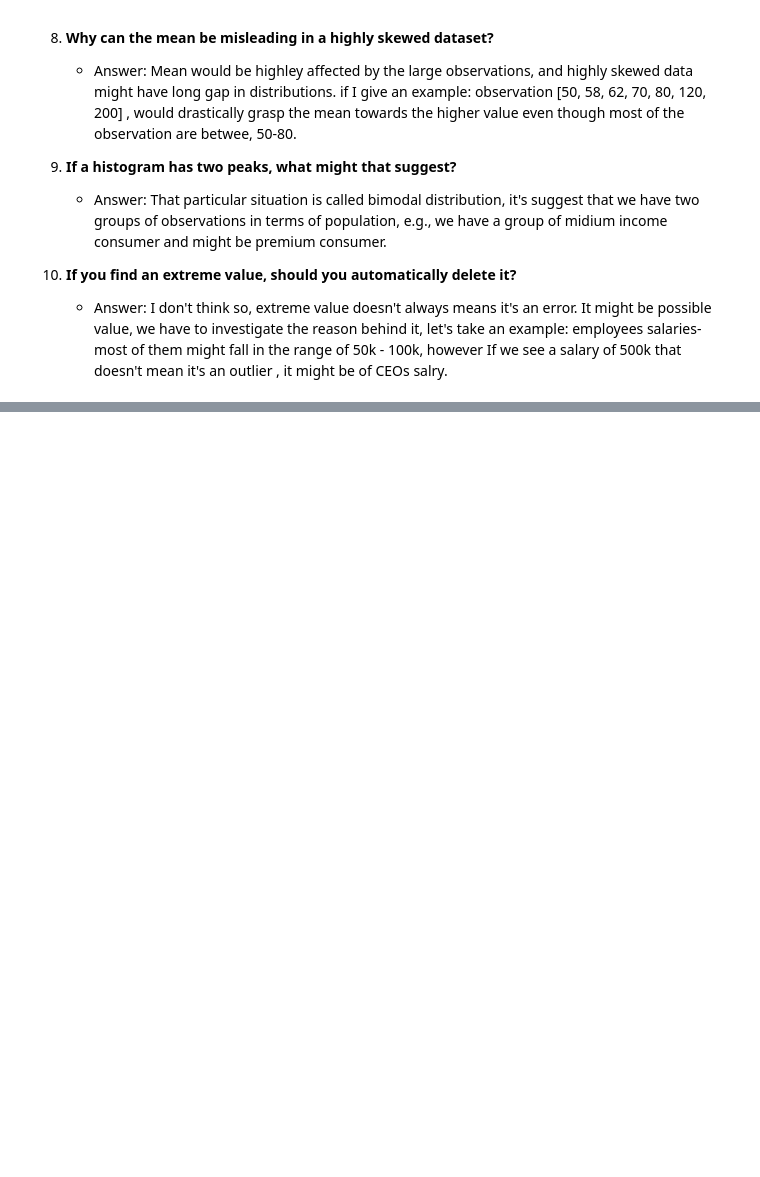
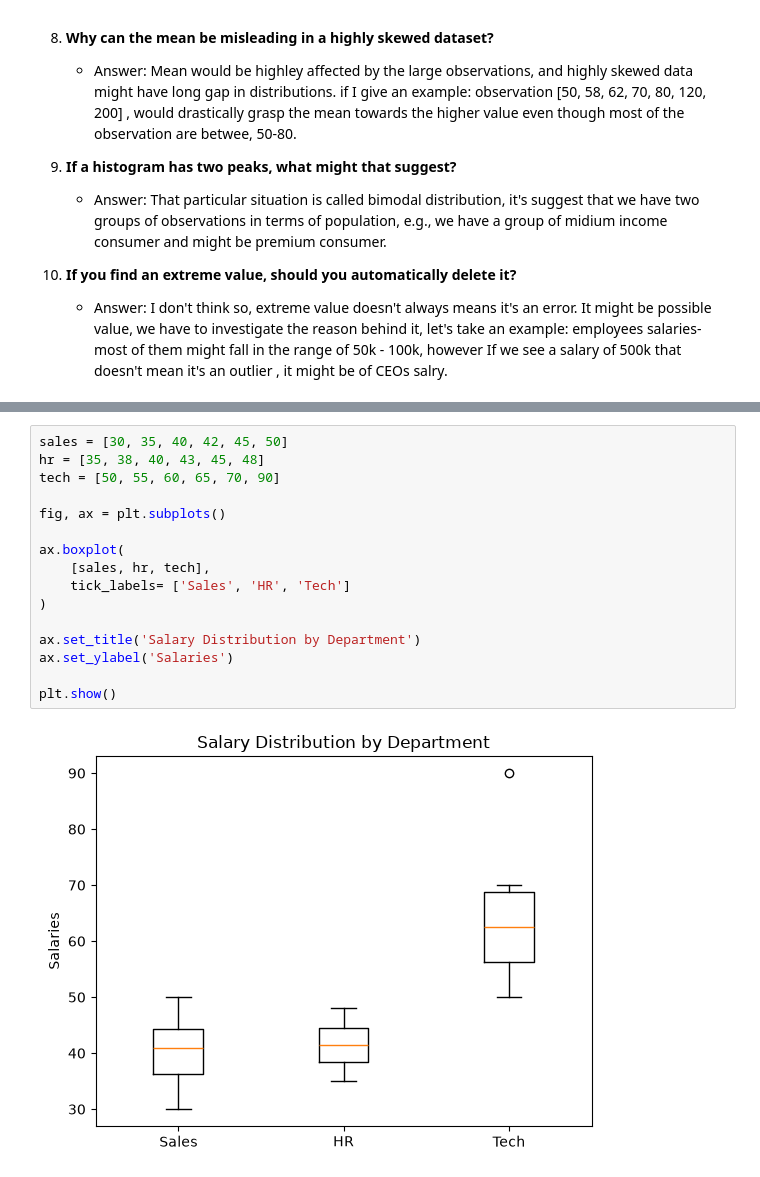
Before and after one commit to sohail-ansari0023/Becoming-A-Data-Analyst, a Jupyter notebook: Data_Visualization_and_Reporting/Libraries/matplotlib/Module_2(beginner).ipynb, the cells around one changed output, grey strips where cells are left out. Cells and saved outputs as stored; diff of their text form; blank space fills up the shorter version.

```diff
--- a/Data_Visualization_and_Reporting/Libraries/matplotlib/Module_2(beginner).ipynb
+++ b/Data_Visualization_and_Reporting/Libraries/matplotlib/Module_2(beginner).ipynb
@@ -461,0 +479,18 @@ Answer the following:
+# %%
+sales = [30, 35, 40, 42, 45, 50]
+hr = [35, 38, 40, 43, 45, 48]
+tech = [50, 55, 60, 65, 70, 90]
+
+fig, ax = plt.subplots()
+
+ax.boxplot(
+    [sales, hr, tech],
+    tick_labels= ['Sales', 'HR', 'Tech']
+)
+
+ax.set_title('Salary Distribution by Department')
+ax.set_ylabel('Salaries')
+
+plt.show()
+# %% [output]
+[figure, added]
```
Also changed, not shown: parts of 27 cells of this notebook, 2 other files.
